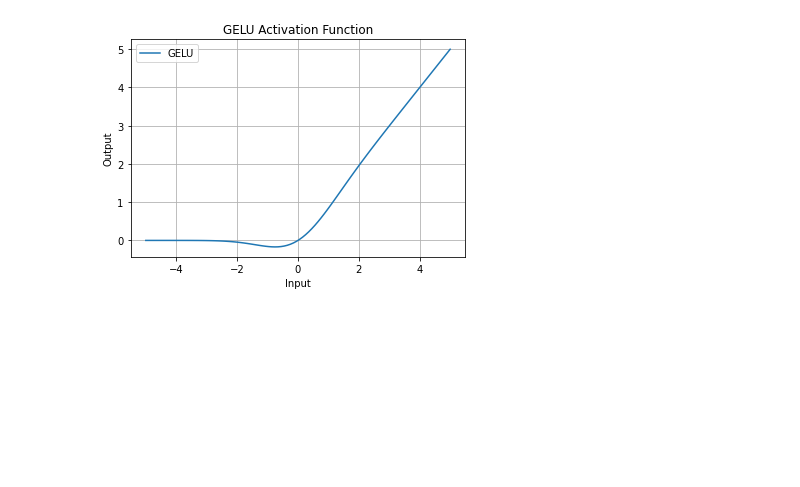
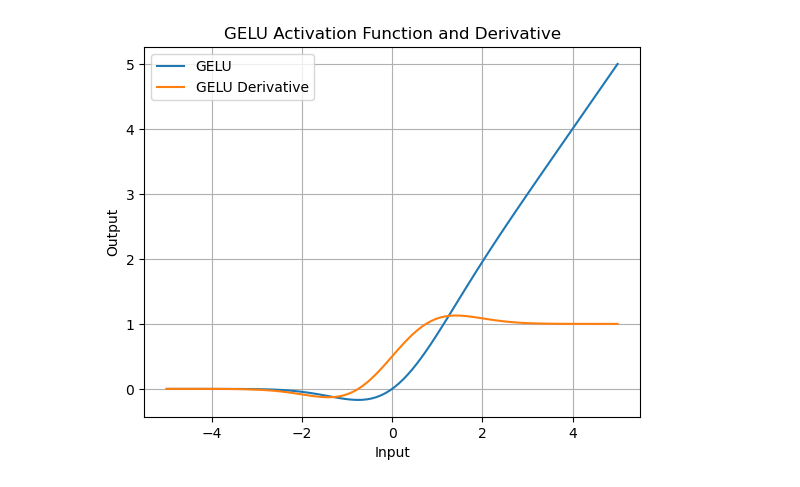
Before and after one commit to gcalbertini/nyu_dl, a Jupyter notebook: homework1/graphs.ipynb, the cells around one changed output. Cells and saved outputs as stored; diff of their text form; code cells hidden in the pictures; blank space fills up the shorter version.

```diff
--- a/homework1/graphs.ipynb
+++ b/homework1/graphs.ipynb
@@ -80,22 +90,27 @@ plt.show()
 # %%
 from math import erf
 def GELU(x):
     data = [0.5 * value * (1.0 + erf(value / np.sqrt(2.0))) for value in x]
     return np.array(data, dtype=float)
 
+def derv_GELU(x):
+    data = [0.5*(1+erf(value / np.sqrt(2.0)))+value*math.exp((-value**2)/2)/np.sqrt(2*np.pi) for value in x]
+    return np.array(data, dtype=float)
+
     # Generating data For Graph
 x_data = np.linspace(-5, 5, 100)
 y_data = GELU(x_data)
+dy_data = derv_GELU(x_data)
 #dy_data = der_leaky_ReLU(x_data)
 
 # Graph
-plt.plot(x_data, y_data)
-plt.title('GELU Activation Function')
-plt.legend(['GELU'])
+plt.plot(x_data, y_data, x_data, dy_data)
+plt.title('GELU Activation Function and Derivative')
+plt.legend(['GELU', 'GELU Derivative'])
 plt.grid()
 plt.xlabel('Input')
 plt.ylabel('Output')
 plt.savefig("gelu.jpg")
 plt.show()
 # %% [output]
-[figure, old version]
+[figure, new version]
```
Also changed, not shown: parts of 3 cells of this notebook, 7 other files.
